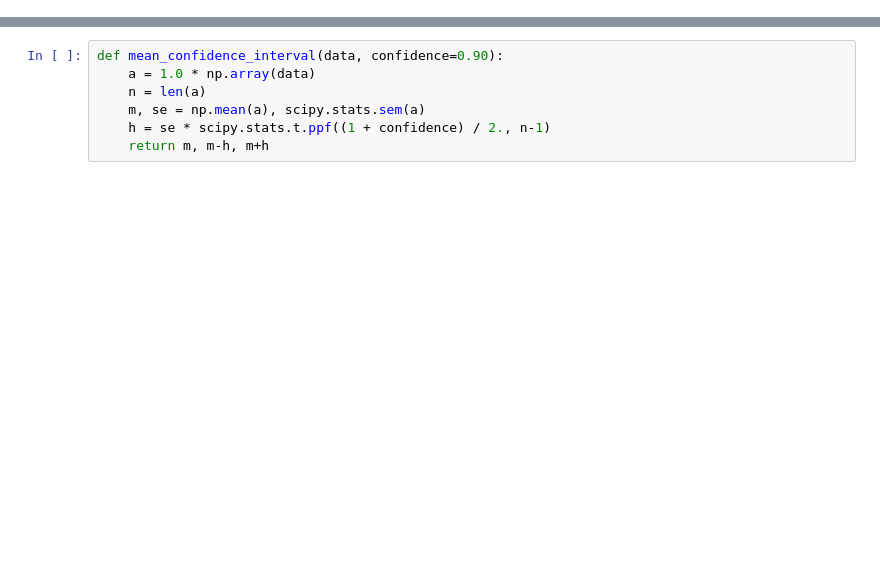
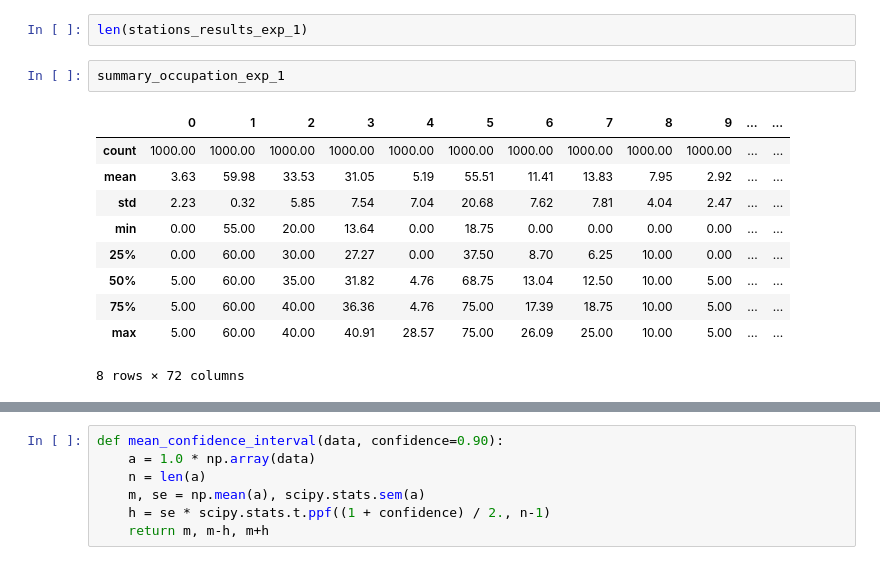
Before and after one commit to agustindangelo/mibicitubici-simulacion, a Jupyter notebook: code/process-output.ipynb, the cells around one changed output, grey strips where cells are left out. Cells and saved outputs as stored; diff of their text form; blank space fills up the shorter version.

```diff
--- a/code/process-output.ipynb
+++ b/code/process-output.ipynb
@@ -8,0 +154,15 @@ sns.set()
+# %%
+len(stations_results_exp_1)
+# %%
+summary_occupation_exp_1
+# %% [output]
+|  | 0 | 1 | 2 | 3 | 4 | 5 | 6 | 7 | 8 | 9 | ... | ... |
+| count | 1000.00 | 1000.00 | 1000.00 | 1000.00 | 1000.00 | 1000.00 | 1000.00 | 1000.00 | 1000.00 | 1000.00 | ... | ... |
+| mean | 3.63 | 59.98 | 33.53 | 31.05 | 5.19 | 55.51 | 11.41 | 13.83 | 7.95 | 2.92 | ... | ... |
+| std | 2.23 | 0.32 | 5.85 | 7.54 | 7.04 | 20.68 | 7.62 | 7.81 | 4.04 | 2.47 | ... | ... |
+| min | 0.00 | 55.00 | 20.00 | 13.64 | 0.00 | 18.75 | 0.00 | 0.00 | 0.00 | 0.00 | ... | ... |
+| 25% | 0.00 | 60.00 | 30.00 | 27.27 | 0.00 | 37.50 | 8.70 | 6.25 | 10.00 | 0.00 | ... | ... |
+| 50% | 5.00 | 60.00 | 35.00 | 31.82 | 4.76 | 68.75 | 13.04 | 12.50 | 10.00 | 5.00 | ... | ... |
+| 75% | 5.00 | 60.00 | 40.00 | 36.36 | 4.76 | 75.00 | 17.39 | 18.75 | 10.00 | 5.00 | ... | ... |
+| max | 5.00 | 60.00 | 40.00 | 40.91 | 28.57 | 75.00 | 26.09 | 25.00 | 10.00 | 5.00 | ... | ... |
+8 rows × 72 columns
```
Also changed, not shown: parts of 10 cells of this notebook, 18 other files.
